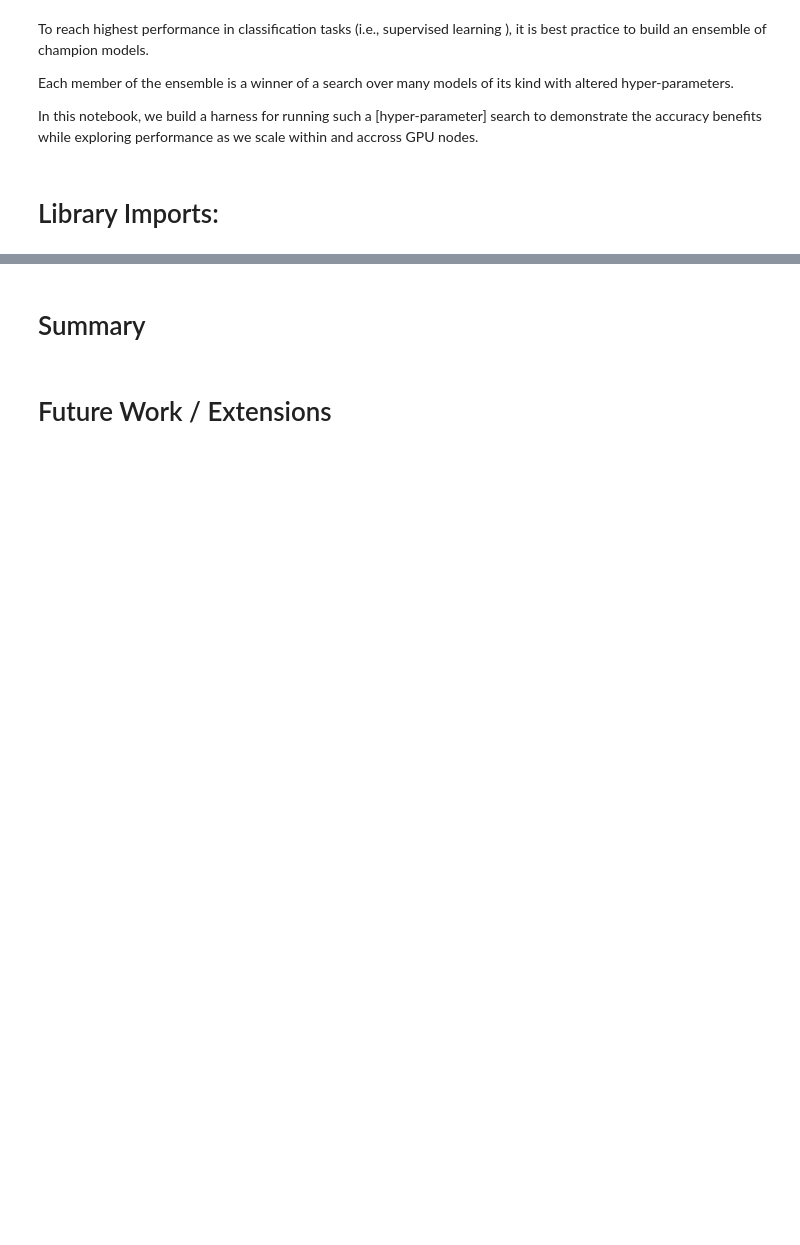
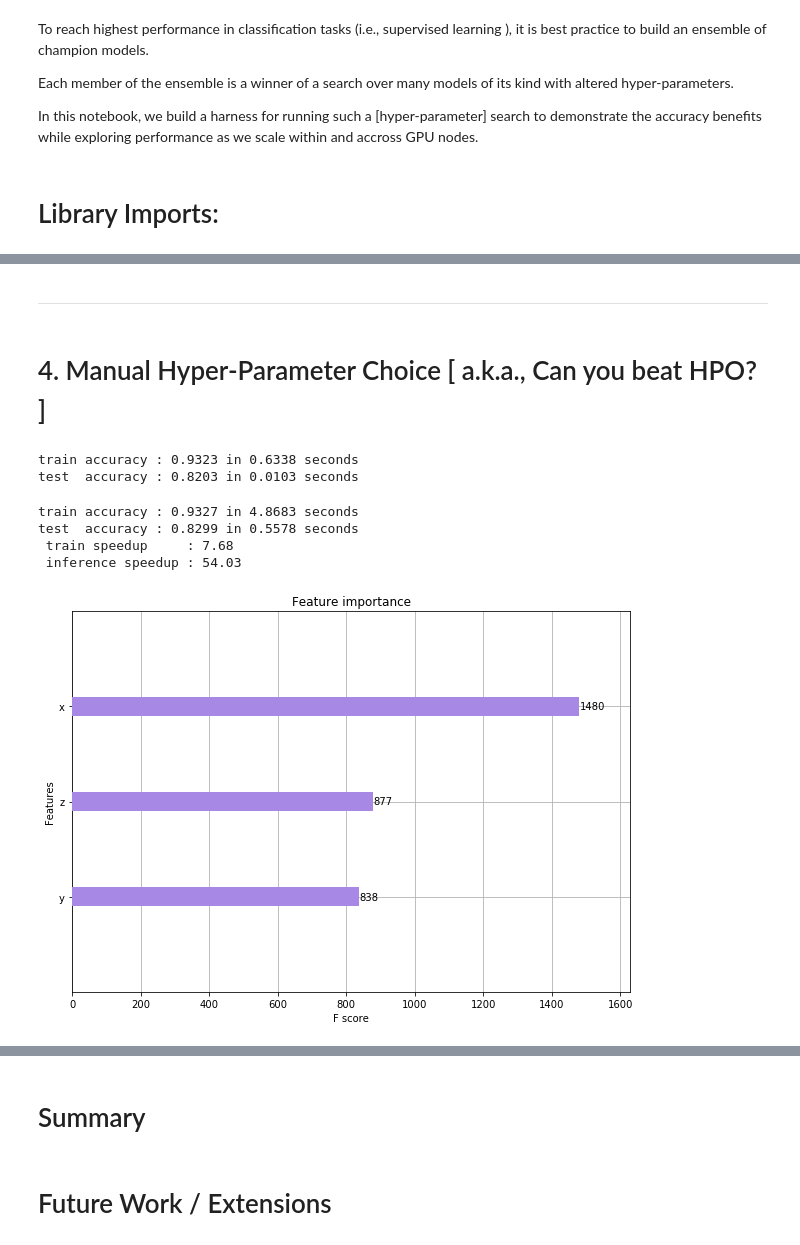
Before and after one commit to miroenev/rapids, a Jupyter notebook: HPO/hpo.ipynb, the cells around one changed output, grey strips where cells are left out. Drawn from its saved outputs; the diff is of its cells as text; code cells hidden in the pictures; blank space fills up the shorter version.

Commit message:
embedding and viz updates

```diff
--- a/HPO/hpo.ipynb
+++ b/HPO/hpo.ipynb
@@ -161,0 +158,7 @@ cluster = LocalCUDACluster( ip = '', n_workers = 4)
+# %%
+vizConfig = {
+    'maxSamplesToPlot' : 200000,
+    'embedding'        : embeddingOptions['UMAP']
+}
+# %%
+viz.plot_data_train_vs_test( dataset, vizConfig )
@@ -161,0 +174,38 @@ cluster = LocalCUDACluster( ip = '', n_workers = 4)
+# %% [markdown]
+-------
+# %% [markdown]
+# 4. Manual Hyper-Parameter Choice [ a.k.a., Can you beat HPO? ]
+# %%
+# flexible parameters -- read more @ https://xgboost.readthedocs.io/en/latest/parameter.html
+
+manualXGBoostParams = {
+    'max_depth': 6,                     # default = 6             :: maximum depth of a tree
+    'num_boost_round': 100,              # default = XXX           :: number of trees
+    'learning_rate': 0.3,               # default = 0.3           :: step size shrinkage between rounds, prevents overfitting
+    'gamma': 0.,                        # default = 0             :: minimum loss reduction required to make a leaf node split, prevents overfitting
+    'lambda': 1.,                       # default = 1             :: L2 regularizaiton term on weights, prevents overfitting
+    'alpha': 0.,                        # default = 0             :: L1 regularization term on weights, prevents overfitting
+    'tree_method': 'gpu_hist',          # default = 'gpu_hist'    :: tree construction algorithm
+    'random_state' : 0
+}
+# note: we'll inherit objective function [ & num_class ] from the dataset
+# %%
+trainedGPUModel, trainTimeGPU, inferenceTimeGPU = swarm.evaluate_manual_params( dataset, manualXGBoostParams )
+# %% [output]
+train accuracy : 0.9323 in 0.6338 seconds
+test  accuracy : 0.8203 in 0.0103 seconds
+# %%
+runCPUComparison = True
+if runCPUComparison:
+    trainedCPUModel, trainTimeCPU, inferenceTimeCPU = swarm.evaluate_manual_params_CPU ( dataset, manualXGBoostParams, nCPUWorkers = 4 )
+    print( f' train speedup     : {trainTimeCPU / trainTimeGPU:0.2f} ' )
+    print( f' inference speedup : {inferenceTimeCPU / inferenceTimeGPU:0.2f} ' )
+# %% [output]
+train accuracy : 0.9327 in 4.8683 seconds
+test  accuracy : 0.8299 in 0.5578 seconds
+ train speedup     : 7.68
+ inference speedup : 54.03
+# %%
+viz.plot_feature_importance( trainedGPUModel )
+# %% [output]
+[figure, added]
```
Also changed, not shown: parts of 125 cells of this notebook, 9 other files.
